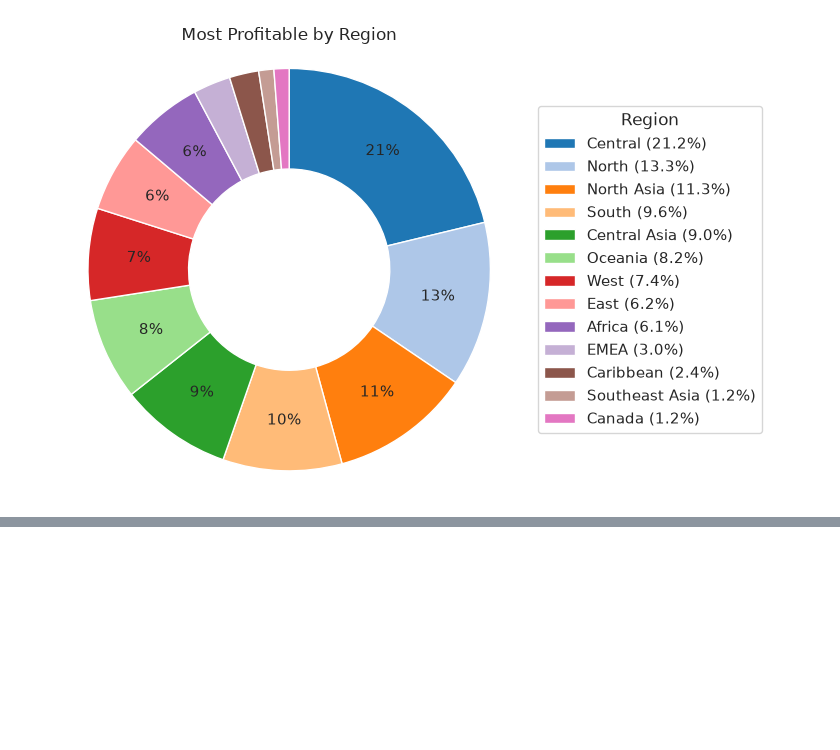
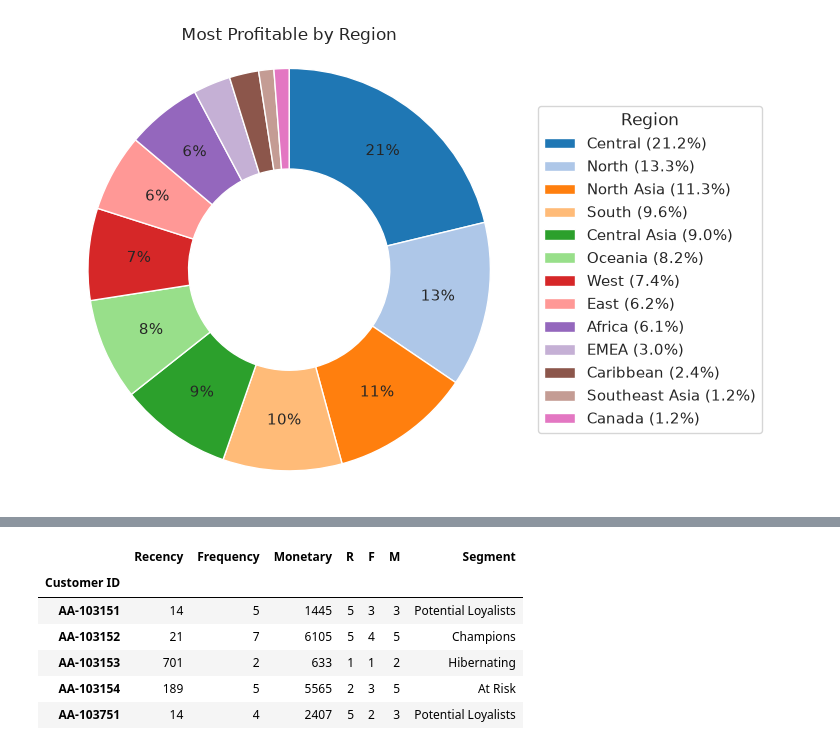
Before and after one commit to NathanWanjongkhum/super-store, a Jupyter notebook: notebooks/01-eda.ipynb, the cells around one changed output, grey strips where cells are left out. Saved outputs shown, nothing was run; the diff lists cells and outputs as text; code cells hidden in the pictures; blank space fills up the shorter version.

```diff
--- a/notebooks/01-eda.ipynb
+++ b/notebooks/01-eda.ipynb
@@ -128,3 +127,16 @@ plt.tight_layout()
 plt.show()
 # %% [output]
 [figure]
+# %%
+# RFM Analysis
+# Customer ID is per market (same person has a different ID in each market),
+# so each ID is treated as its own customer. Recency is week-accurate because
+# Order Week is the only order date available.
+snapshot = df['Order Week'].max() + pd.Timedelta(days=7)
+
+rfm = df.groupby('Customer ID').agg(
+    Recency=('Order Week', lambda d: (snapshot - d.max()).days),
+    Frequency=('Order ID', 'nunique'),
+    Monetary=('Sales', 'sum'),
+)
+rfm.describe()
@@ -130,0 +153,30 @@ plt.show()
+# %%
+# Score each metric 1-5 by quintile (5 = best). Ranking first breaks ties so
+# qcut can always form 5 equal-sized bins.
+rfm['R'] = pd.qcut(rfm.Recency.rank(method='first'), 5, labels=[5, 4, 3, 2, 1]).astype(int)
+rfm['F'] = pd.qcut(rfm.Frequency.rank(method='first'), 5, labels=[1, 2, 3, 4, 5]).astype(int)
+rfm['M'] = pd.qcut(rfm.Monetary.rank(method='first'), 5, labels=[1, 2, 3, 4, 5]).astype(int)
+
+# Standard segment map on the R and F scores
+segment_map = {
+    r'[1-2][1-2]': 'Hibernating',
+    r'[1-2][3-4]': 'At Risk',
+    r'[1-2]5': "Can't Lose",
+    r'3[1-2]': 'About to Sleep',
+    r'33': 'Need Attention',
+    r'[3-4][4-5]': 'Loyal Customers',
+    r'41': 'Promising',
+    r'51': 'New Customers',
+    r'[4-5][2-3]': 'Potential Loyalists',
+    r'5[4-5]': 'Champions',
+}
+rfm['Segment'] = (rfm.R.astype(str) + rfm.F.astype(str)).replace(segment_map, regex=True)
+rfm.head()
+# %% [output]
+|  | Recency | Frequency | Monetary | R | F | M | Segment |
+| Customer ID |  |  |  |  |  |  |  |
+| AA-103151 | 14 | 5 | 1445 | 5 | 3 | 3 | Potential Loyalists |
+| AA-103152 | 21 | 7 | 6105 | 5 | 4 | 5 | Champions |
+| AA-103153 | 701 | 2 | 633 | 1 | 1 | 2 | Hibernating |
+| AA-103154 | 189 | 5 | 5565 | 2 | 3 | 5 | At Risk |
+| AA-103751 | 14 | 4 | 2407 | 5 | 2 | 3 | Potential Loyalists |
```
Also changed, not shown: parts of 6 cells of this notebook, 31 other files.
